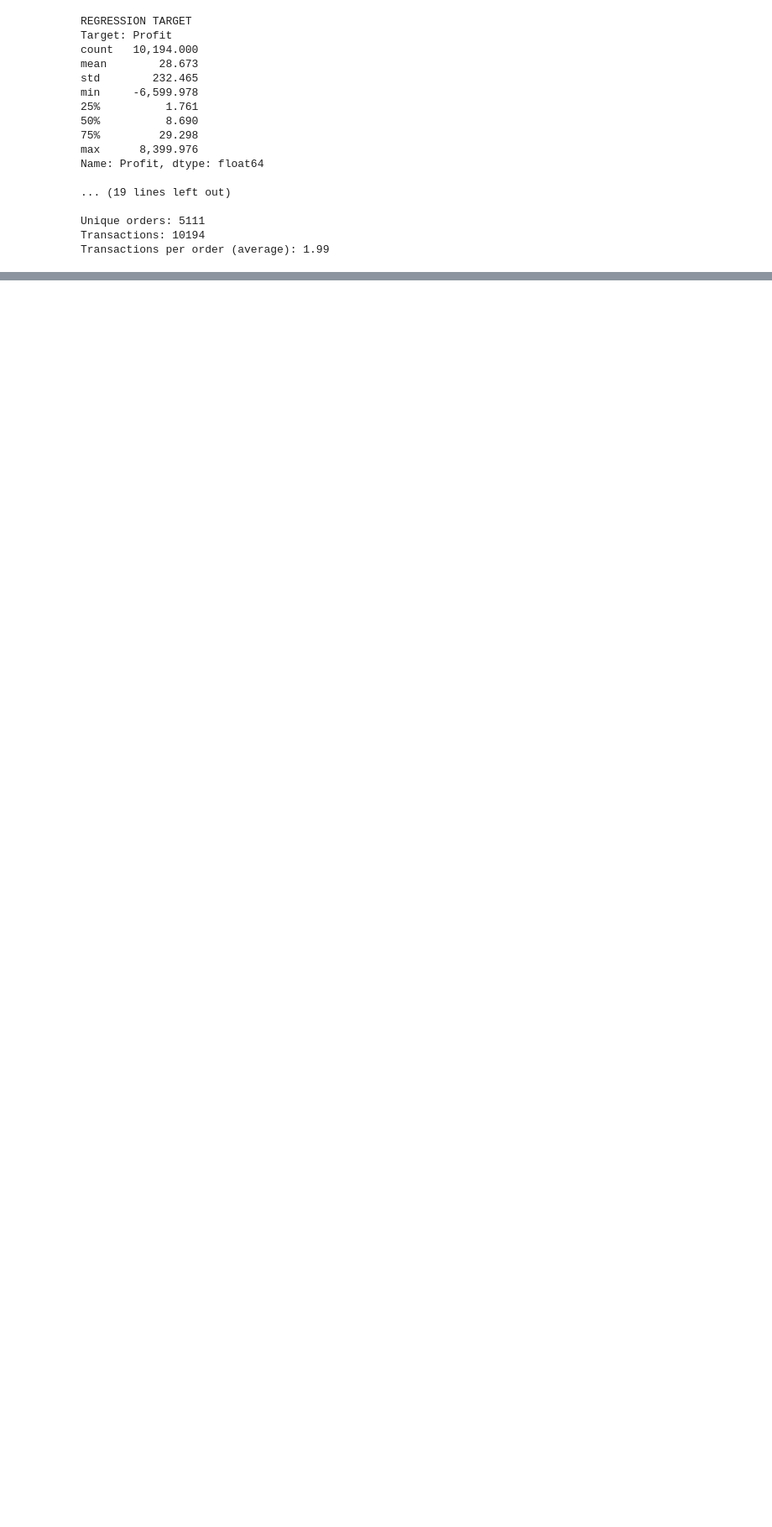
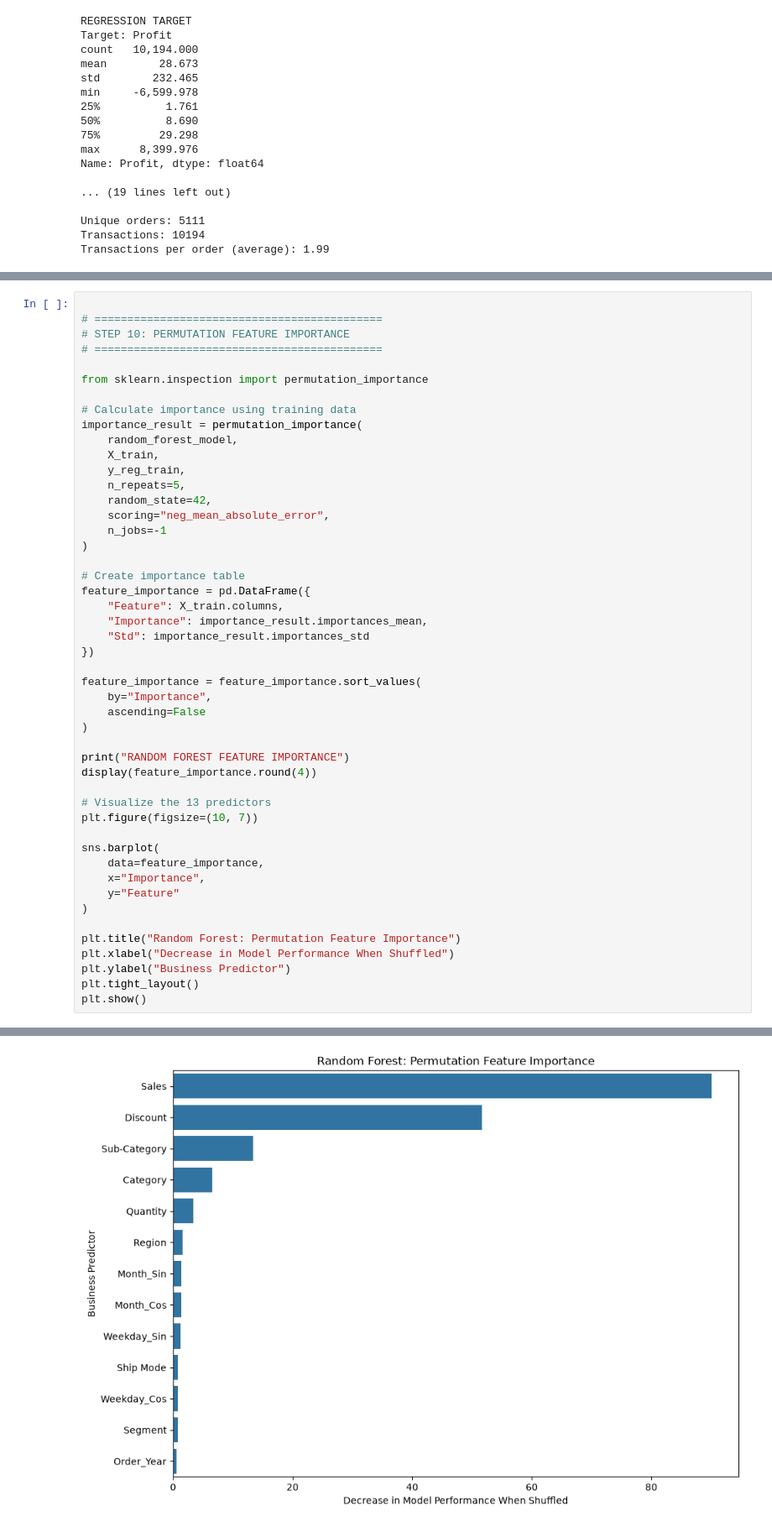
Before and after one commit to cabboud28/Data-Analysis, a Jupyter notebook: notebooks/03_Machine_Learning.ipynb, the cells around one changed output, grey strips where cells are left out. Shown at 84% size. Saved outputs shown, nothing was run; the diff lists cells and outputs as text; blank space fills up the shorter version.

```diff
--- a/notebooks/03_Machine_Learning.ipynb
+++ b/notebooks/03_Machine_Learning.ipynb
@@ -165,0 +1146,49 @@ Transactions per order (average): 1.99
+# %%
+
+# ============================================
+# STEP 10: PERMUTATION FEATURE IMPORTANCE
+# ============================================
+
+from sklearn.inspection import permutation_importance
+
+# Calculate importance using training data
+importance_result = permutation_importance(
+    random_forest_model,
+    X_train,
+    y_reg_train,
+    n_repeats=5,
+    random_state=42,
+    scoring="neg_mean_absolute_error",
+    n_jobs=-1
+)
+
+# Create importance table
+feature_importance = pd.DataFrame({
+    "Feature": X_train.columns,
+    "Importance": importance_result.importances_mean,
+    "Std": importance_result.importances_std
+})
+
+feature_importance = feature_importance.sort_values(
+    by="Importance",
+    ascending=False
+)
+
+print("RANDOM FOREST FEATURE IMPORTANCE")
+display(feature_importance.round(4))
+
+# Visualize the 13 predictors
+plt.figure(figsize=(10, 7))
+
+sns.barplot(
+    data=feature_importance,
+    x="Importance",
+    y="Feature"
+)
+
+plt.title("Random Forest: Permutation Feature Importance")
+plt.xlabel("Decrease in Model Performance When Shuffled")
+plt.ylabel("Business Predictor")
+plt.tight_layout()
+plt.show()
+# %% [output]
@@ -165,0 +1210 @@ Transactions per order (average): 1.99
+[figure, added]
```
Also changed, not shown: parts of 37 cells of this notebook, 1 other file.
